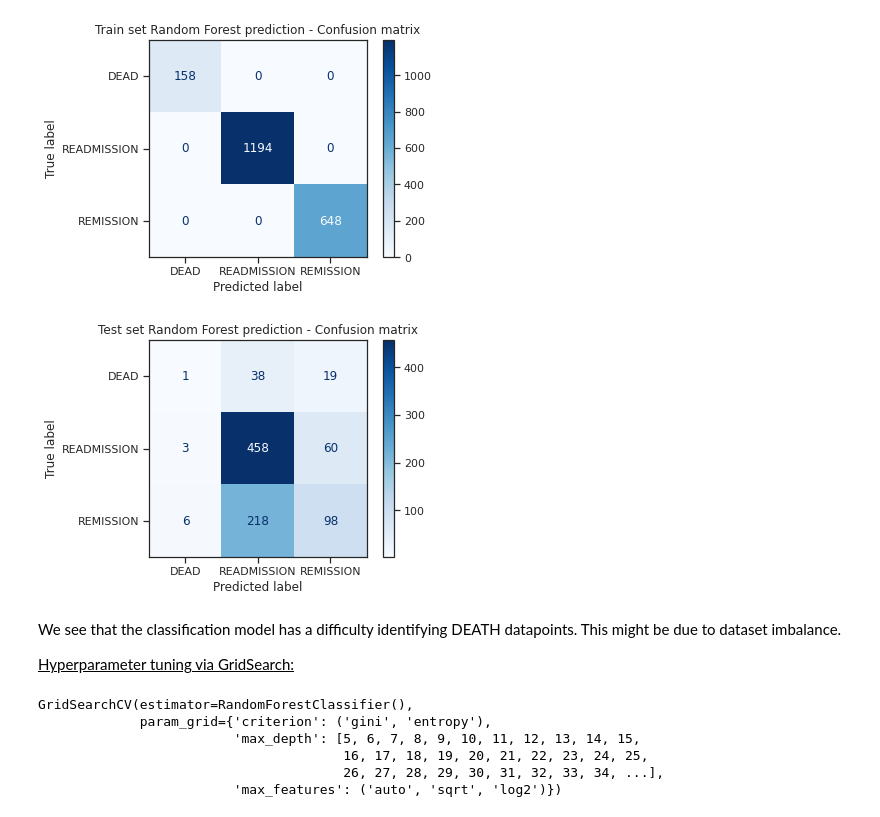
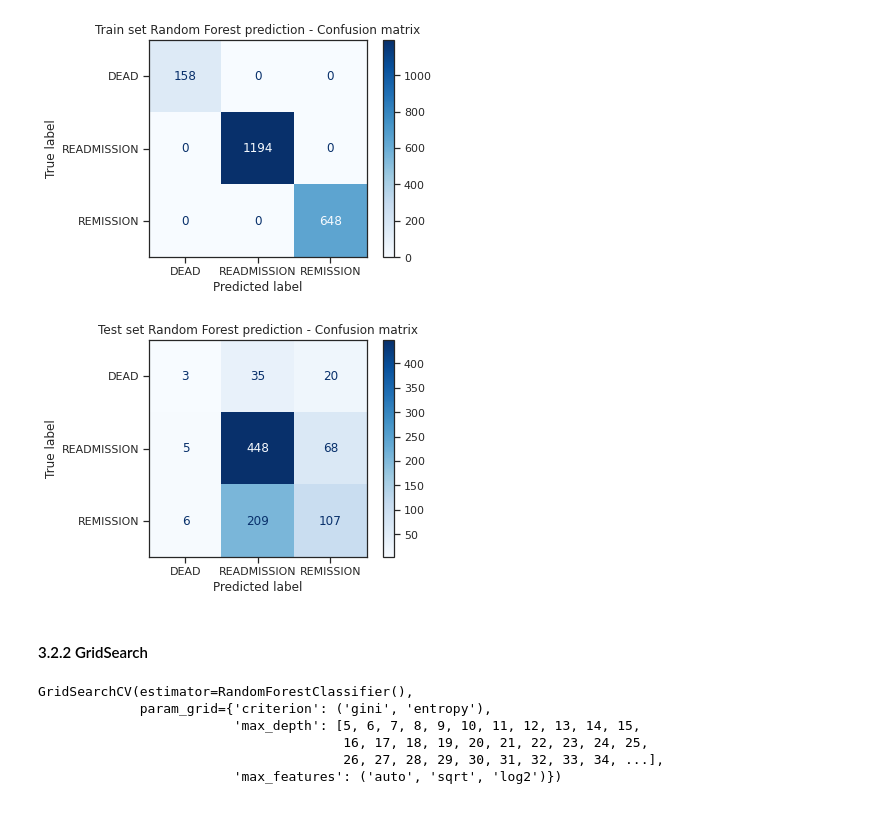
Before and after one commit to LMquentinLR/mimic_rehospitalization_prediction, a Jupyter notebook: AIQDSC27_evaluation_qlr.ipynb, the cells around one changed output. Cells and saved outputs as stored; diff of their text form; code cells hidden in the pictures.

```diff
--- a/AIQDSC27_evaluation_qlr.ipynb
+++ b/AIQDSC27_evaluation_qlr.ipynb
@@ -1126,7 +993,7 @@ F1 score: 0.69
 # Model declaration and training
 
 knn_model = KNeighborsClassifier()
-knn_model.fit(X_train, y_train_classification)
+knn_model.fit(X_train, y_train)
 # %% [output]
 KNeighborsClassifier()
 # %%
@@ -1174,7 +1039,7 @@ parameters = {"weights":("uniform", "distance"),
 
 knn_model = KNeighborsClassifier()
 knn_grid_search = GridSearchCV(knn_model, parameters)
-knn_grid_search.fit(X_train, y_train_classification)
+knn_grid_search.fit(X_train, y_train)
 # %% [output]
 GridSearchCV(estimator=KNeighborsClassifier(),
              param_grid={'algorithm': ('auto', 'ball_tree', 'kd_tree', 'brute'),
@@ -1212,7 +1083,7 @@ F1 score: 0.69
 # Model declaration and training
 
 nb_model = GaussianNB()
-nb_model.fit(X_train, y_train_classification)
+nb_model.fit(X_train, y_train)
 # %% [output]
 GaussianNB()
 # %%
@@ -1257,7 +1132,7 @@ Naive Bayes, being naive, does not offer hyperparameters to play with beside ``s
 # Model declaration and training
 
 rf_model = RandomForestClassifier()
-rf_model.fit(X_train, y_train_classification)
+rf_model.fit(X_train, y_train)
 # %% [output]
 RandomForestClassifier()
 # %%
@@ -1285,14 +1160,12 @@ confusion(rf_model, X_train, y_train_classification,
 # %% [output]
 [figure]
 # %%
-confusion(rf_model, X_test, y_test_classification,
+confusion(rf_model, X_test, y_test,
           "Test set Random Forest prediction - Confusion matrix")
 # %% [output]
-[figure, old version]
+[figure, new version]
-# %% [markdown]
-We see that the classification model has a difficulty identifying DEATH datapoints. This might be due to dataset imbalance.
-
-<u>Hyperparameter tuning via GridSearch:</u>
+# %% [markdown]
+#### 3.2.2 GridSearch
 # %%
 # Going further with GridSearch
 
```
Also changed, not shown: parts of 210 cells of this notebook, 1 other file.
